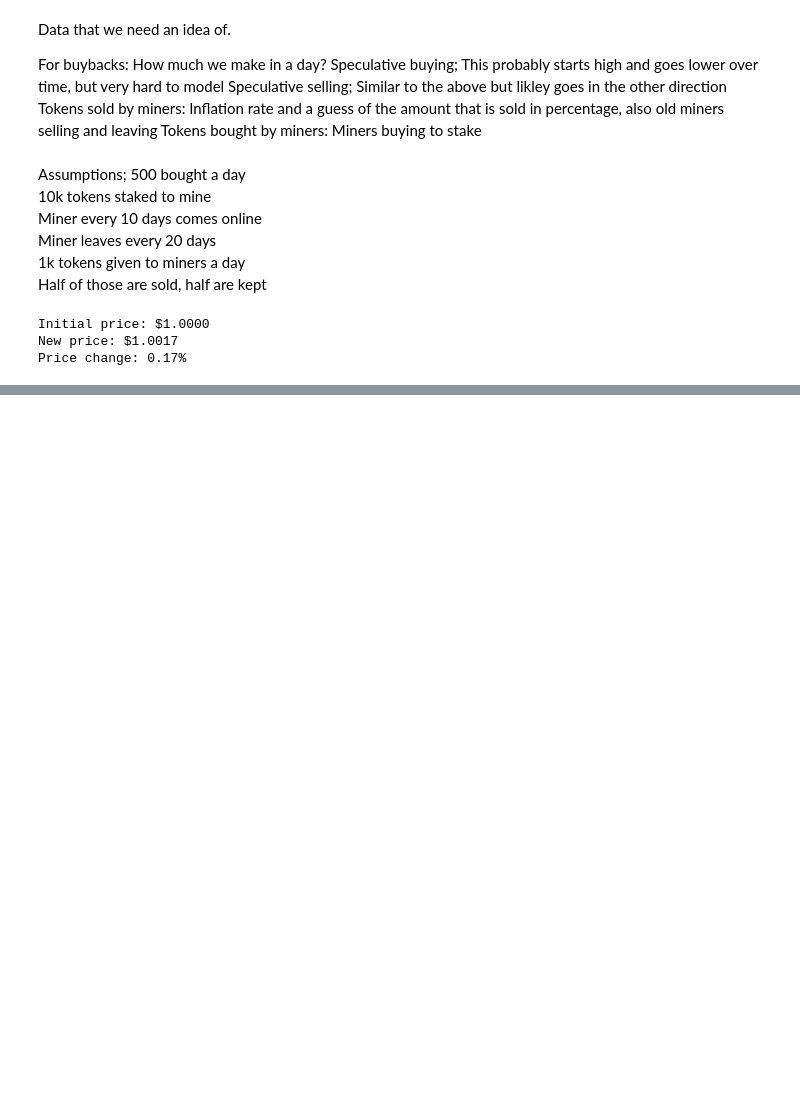
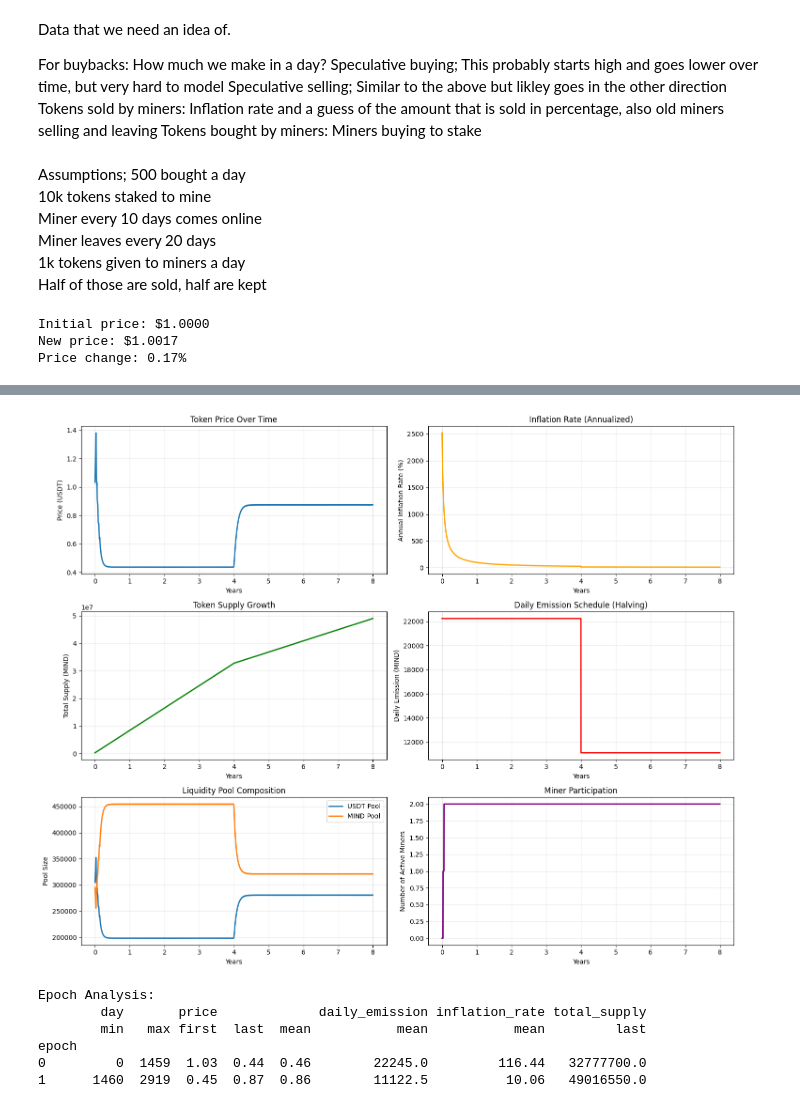
Before and after one commit to ryskyboi/mind-token, a Jupyter notebook: token.ipynb, the cells around one changed output, grey strips where cells are left out. Drawn from its saved outputs; the diff is of its cells as text; code cells hidden in the pictures; blank space fills up the shorter version.

```diff
--- a/token.ipynb
+++ b/token.ipynb
@@ -118,0 +336,73 @@ Price change: 0.17%
+# %%
+# Visualize key metrics over time
+import matplotlib.pyplot as plt
+
+fig, axes = plt.subplots(3, 2, figsize=(15, 12))
+
+# Price evolution
+axes[0, 0].plot(df['day']/365, df['price'], linewidth=2)
+axes[0, 0].set_xlabel('Years')
+axes[0, 0].set_ylabel('Price (USDT)')
+axes[0, 0].set_title('Token Price Over Time')
+axes[0, 0].grid(True, alpha=0.3)
+
+# Inflation rate
+axes[0, 1].plot(df['day']/365, df['inflation_rate'], linewidth=2, color='orange')
+axes[0, 1].set_xlabel('Years')
+axes[0, 1].set_ylabel('Annual Inflation Rate (%)')
+axes[0, 1].set_title('Inflation Rate (Annualized)')
+axes[0, 1].grid(True, alpha=0.3)
+
+# Total supply
+axes[1, 0].plot(df['day']/365, df['total_supply'], linewidth=2, color='green')
+axes[1, 0].set_xlabel('Years')
+axes[1, 0].set_ylabel('Total Supply (MIND)')
+axes[1, 0].set_title('Token Supply Growth')
+axes[1, 0].grid(True, alpha=0.3)
+
+# Daily emission (halving visible)
+axes[1, 1].plot(df['day']/365, df['daily_emission'], linewidth=2, color='red')
+axes[1, 1].set_xlabel('Years')
+axes[1, 1].set_ylabel('Daily Emission (MIND)')
+axes[1, 1].set_title('Daily Emission Schedule (Halving)')
+axes[1, 1].grid(True, alpha=0.3)
+
+# Pool liquidity
+axes[2, 0].plot(df['day']/365, df['usdt_pool'], label='USDT Pool', linewidth=2)
+axes[2, 0].plot(df['day']/365, df['mind_pool'], label='MIND Pool', linewidth=2)
+axes[2, 0].set_xlabel('Years')
+axes[2, 0].set_ylabel('Pool Size')
+axes[2, 0].set_title('Liquidity Pool Composition')
+axes[2, 0].legend()
+axes[2, 0].grid(True, alpha=0.3)
+
+# Active miners
+axes[2, 1].plot(df['day']/365, df['active_miners'], linewidth=2, color='purple')
+axes[2, 1].set_xlabel('Years')
+axes[2, 1].set_ylabel('Number of Active Miners')
+axes[2, 1].set_title('Miner Participation')
+axes[2, 1].grid(True, alpha=0.3)
+
+plt.tight_layout()
+plt.show()
+# %% [output]
+[figure, added]
+# %%
+# Analyze by epoch
+epoch_summary = df.groupby('epoch').agg({
+    'day': ['min', 'max'],
+    'price': ['first', 'last', 'mean'],
+    'daily_emission': 'mean',
+    'inflation_rate': 'mean',
+    'total_supply': 'last'
+}).round(2)
+
+print("\nEpoch Analysis:")
+print(epoch_summary)
+# %% [output]
+Epoch Analysis:
+        day       price             daily_emission inflation_rate total_supply
+        min   max first  last  mean           mean           mean         last
+epoch
+0         0  1459  1.03  0.44  0.46        22245.0         116.44   32777700.0
+1      1460  2919  0.45  0.87  0.86        11122.5          10.06   49016550.0
```
Also changed, not shown: parts of 8 cells of this notebook, 1 other file.
